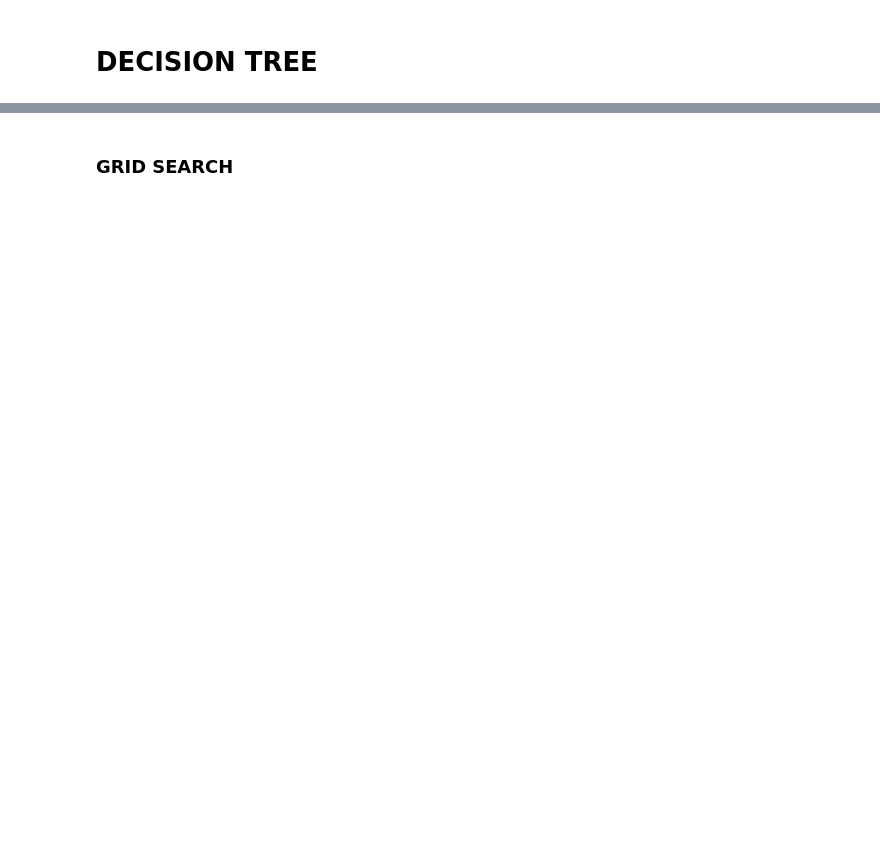
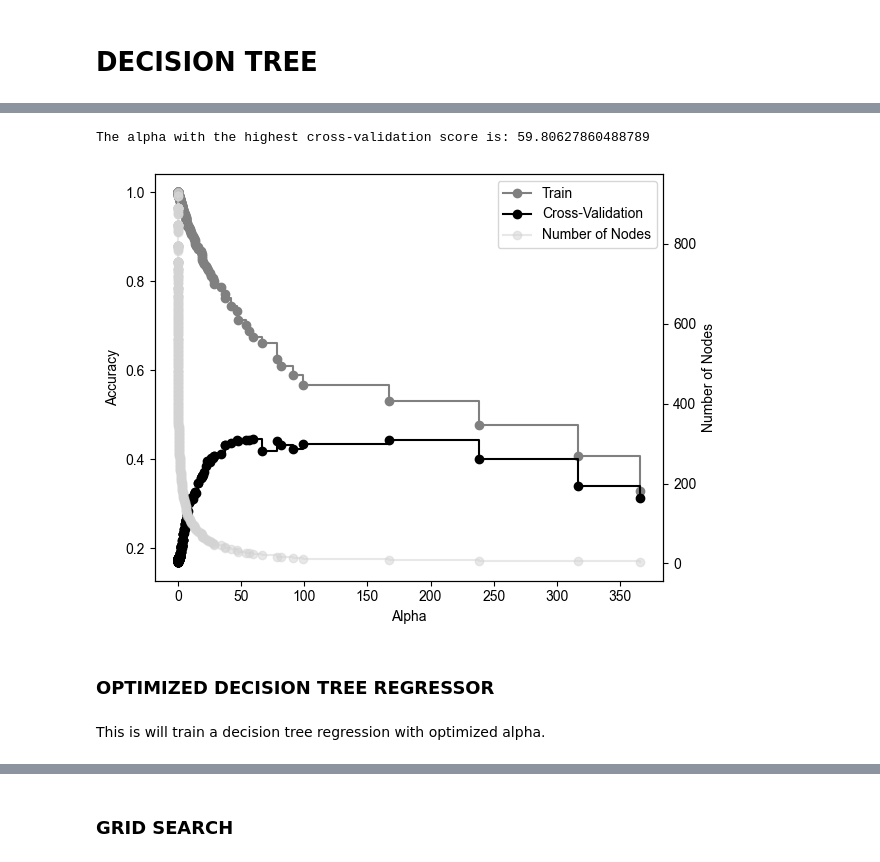
Before and after one commit to ljkaras/tree-based-methods, a Jupyter notebook: tree_based_methods.ipynb, the cells around one changed output, grey strips where cells are left out. Drawn from its saved outputs; the diff is of its cells as text; code cells hidden in the pictures; blank space fills up the shorter version.

```diff
--- a/tree_based_methods.ipynb
+++ b/tree_based_methods.ipynb
@@ -304,0 +337,61 @@ Recomended class weights: {0: 10, 1: 4, 2: 2, 3: 1}
+# %%
+# enter the kfold splits:
+kfold_splits = 5
+
+#---------------------------------------------------------------------------------------------#
+dtR_p = DecisionTreeRegressor(random_state=random_state)
+
+path = dtR_p.cost_complexity_pruning_path(XR_train, yR_train)
+ccp_alphas, impurities = path.ccp_alphas, path.impurities
+
+clfs = []
+for ccp_alpha in ccp_alphas:
+    dtR_p = DecisionTreeRegressor(random_state=random_state, ccp_alpha=ccp_alpha)
+    dtR_p.fit(XR_train, yR_train)
+    clfs.append(dtR_p)
+
+# Compute training scores
+train_scores = [clf.score(XR_train, yR_train) for clf in clfs]
+
+# Perform cross-validation on the training set
+cv_scores = []
+for ccp_alpha in ccp_alphas:
+    dtR_cv = DecisionTreeRegressor(random_state=random_state, ccp_alpha=ccp_alpha)
+    scores = cross_val_score(dtR_cv, XR_train, yR_train, cv=kfold_splits)
+    cv_scores.append(np.mean(scores))
+
+# Find the index of the maximum cross-validation score
+best_alpha_index = np.argmax(cv_scores)
+
+# Get the corresponding alpha value
+best_alpha = ccp_alphas[best_alpha_index]
+
+# Print the result
+print(f"The alpha with the highest cross-validation score is: {best_alpha}")
+
+# Plotting with dual y-axes
+fig, ax1 = plt.subplots()
+
+ax1.set_xlabel("Alpha")
+ax1.set_ylabel("Accuracy", color="black")
+line1, = ax1.plot(ccp_alphas[:-1], train_scores[:-1], marker="o", label="Train", drawstyle="steps-post", color="gray")
+line2, = ax1.plot(ccp_alphas[:-1], cv_scores[:-1], marker="o", label="Cross-Validation", drawstyle="steps-post", color="black")
+
+ax2 = ax1.twinx()
+ax2.set_ylabel("Number of Nodes")
+line3, = ax2.plot(ccp_alphas[:-1], [clf.tree_.node_count for clf in clfs[:-1]], marker="o", alpha=0.5, label="Number of Nodes", drawstyle="steps-post", color="lightgrey")
+ax2.tick_params(axis="y")
+
+lines = [line1, line2, line3]
+labels = [line.get_label() for line in lines]
+ax1.legend(lines, labels, loc="upper right")
+
+fig.tight_layout()
+plt.show()
+# %% [output]
+The alpha with the highest cross-validation score is: 59.80627860488789
+[figure, added]
+# %% [markdown]
+### OPTIMIZED DECISION TREE REGRESSOR
+# %% [markdown]
+This is will train a decision tree regression with optimized alpha.
```
Also changed, not shown: parts of 46 cells of this notebook.
